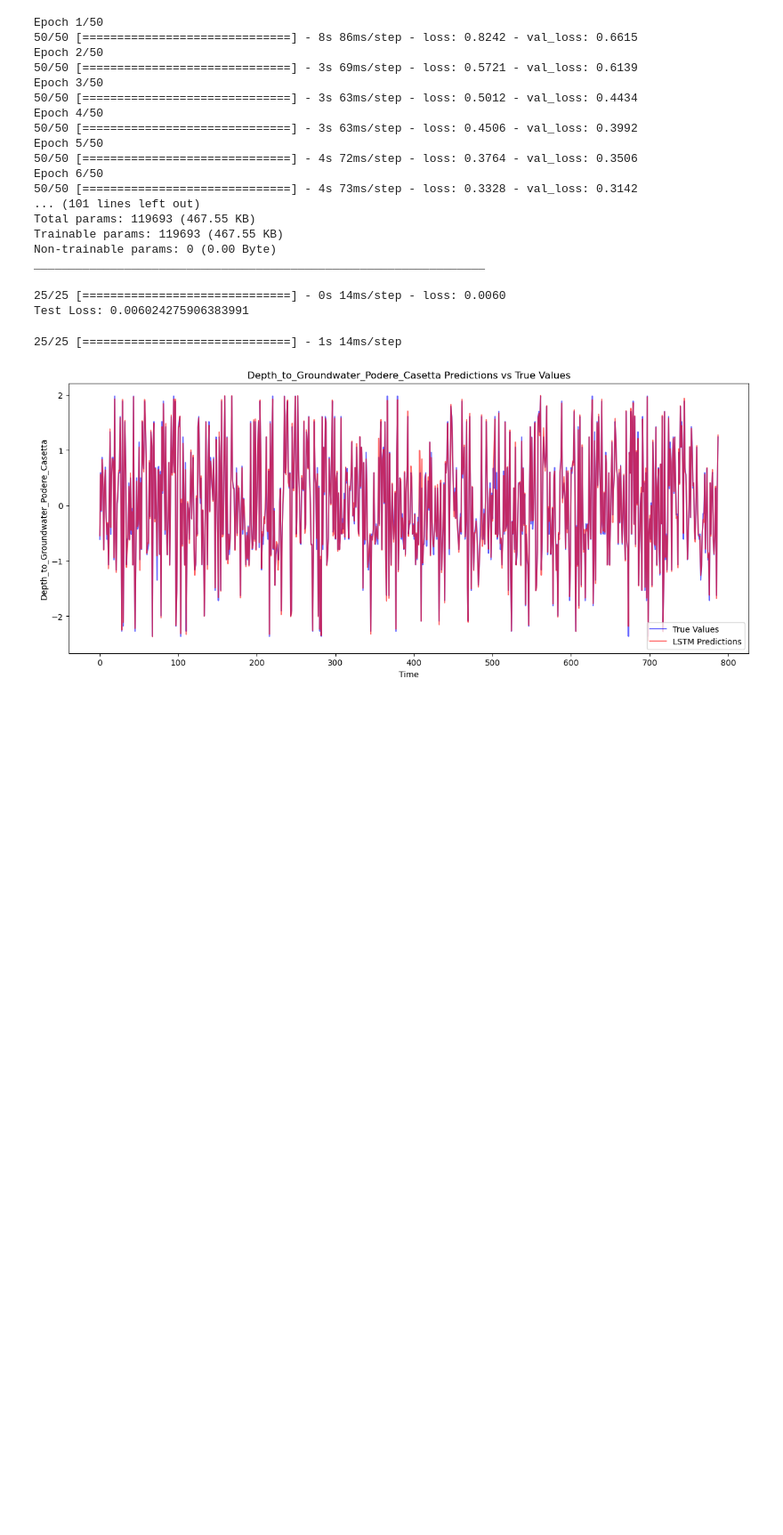
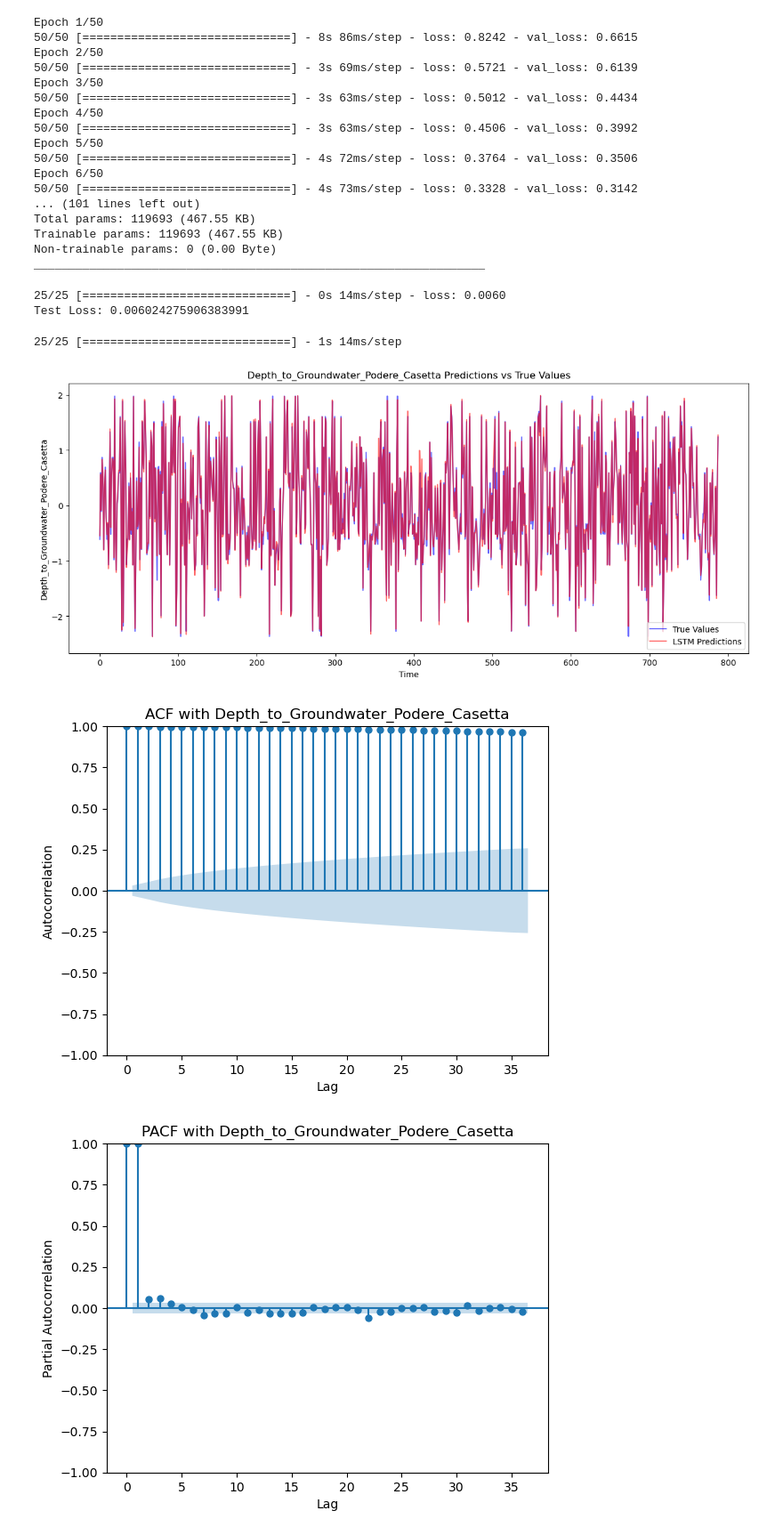
Before and after one commit to ZhouXiinlei/ml_WaterAnalytics, a Jupyter notebook: Aquifer_Luco_Process.ipynb, the cells around one changed output. Shown at 89% size. Cells and saved outputs as stored; diff of their text form; code cells hidden in the pictures; blank space fills up the shorter version.

```diff
--- a/Aquifer_Luco_Process.ipynb
+++ b/Aquifer_Luco_Process.ipynb
@@ -326,34 +326,30 @@ for i, target_column in enumerate(target_columns):
 [figure]
 # %%
 #data = data[data.Depth_to_Groundwater_Podere_Casetta.notna()].reset_index(drop=True)  #删去09年前的数据
-output = ['Depth_to_Groundwater_P24']
+output = ['Depth_to_Groundwater_Podere_Casetta']
 df1['Date'] = pd.to_datetime(df1.Date, format='%d/%m/%Y')
 df1.set_index('Date', inplace=True)
-data_output1 = df1.loc['2009-01-01':'2020-06-30', 'Depth_to_Groundwater_P24']
-data_output1 = data_output1.interpolate()
-data_output2 = df1.loc['2009-01-01':'2020-06-30', 'Depth_to_Groundwater_P25']
-data_output2 = data_output2.interpolate()
-print(data_output1)
-data_output1.to_csv('data_output1.csv')
-print(data_output2)
-data_output2.to_csv('data_output2.csv')
+data_output1 = df1.loc['2008-02-21':'2019-01-13', 'Depth_to_Groundwater_Podere_Casetta']
 # %%
 #ARIMA模型---Depth_to_Groundwater1
 from sklearn.metrics import r2_score
 from statsmodels.graphics.tsaplots import plot_acf, plot_pacf
-train_data = data_output1.loc['2009-01-01':'2017-01-01']
-test_data = data_output1.loc['2017-01-02':'2020-06-30']
+train_data = data_output1.loc['2008-02-21':'2018-07-01']
+test_data = data_output1.loc['2018-01-01':'2019-01-12']
 plot_acf(data_output1, alpha=0.05)
 plt.xlabel('Lag')
 plt.ylabel('Autocorrelation')
 plt.title('ACF with Depth_to_Groundwater_Podere_Casetta')
 
 plt.show()
 plot_pacf(data_output1, alpha=0.05)
 plt.xlabel('Lag')
 plt.ylabel('Partial Autocorrelation')
 plt.title('PACF with Depth_to_Groundwater_Podere_Casetta')
 plt.show()
+# %% [output]
+[figure, added]
+[figure, added]
 # %%
 from statsmodels.tsa.arima.model import ARIMA
 model = ARIMA(train_data, order=(1, 1, 6))
```
Also changed, not shown: parts of 1 cell of this notebook, 1 other file.
